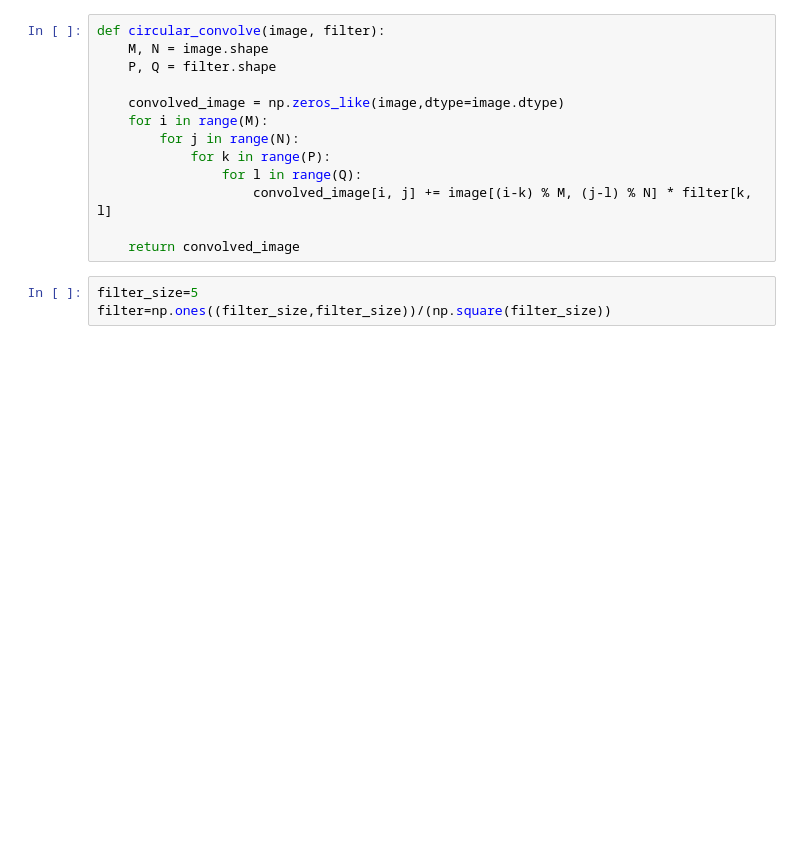
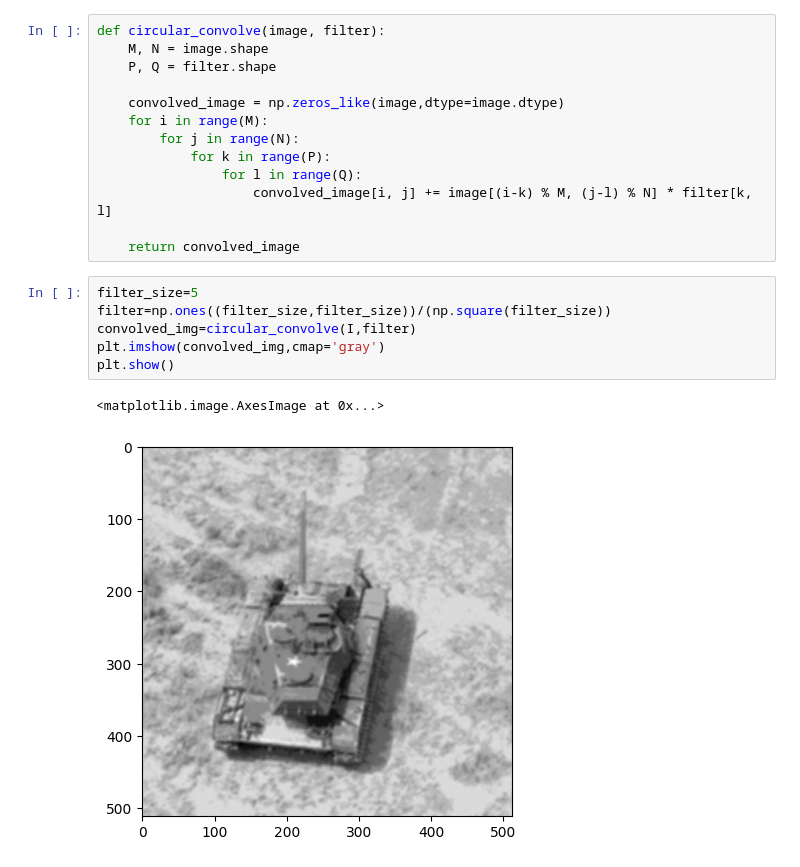
Before and after one commit to kumarsuraj151/ivp, a Jupyter notebook: assignment5/assig5_ai21btech11029.ipynb, the cells around one changed output. Saved outputs shown, nothing was run; the diff lists cells and outputs as text; blank space fills up the shorter version.

```diff
--- a/assignment5/assig5_ai21btech11029.ipynb
+++ b/assignment5/assig5_ai21btech11029.ipynb
@@ -24,3 +30,9 @@ def circular_convolve(image, filter):
 # %%
 filter_size=5
 filter=np.ones((filter_size,filter_size))/(np.square(filter_size))
+convolved_img=circular_convolve(I,filter)
+plt.imshow(convolved_img,cmap='gray')
+plt.show()
+# %% [output]
+<matplotlib.image.AxesImage at 0x...>
+[figure, added]
```
Also changed, not shown: parts of 5 cells of this notebook.
